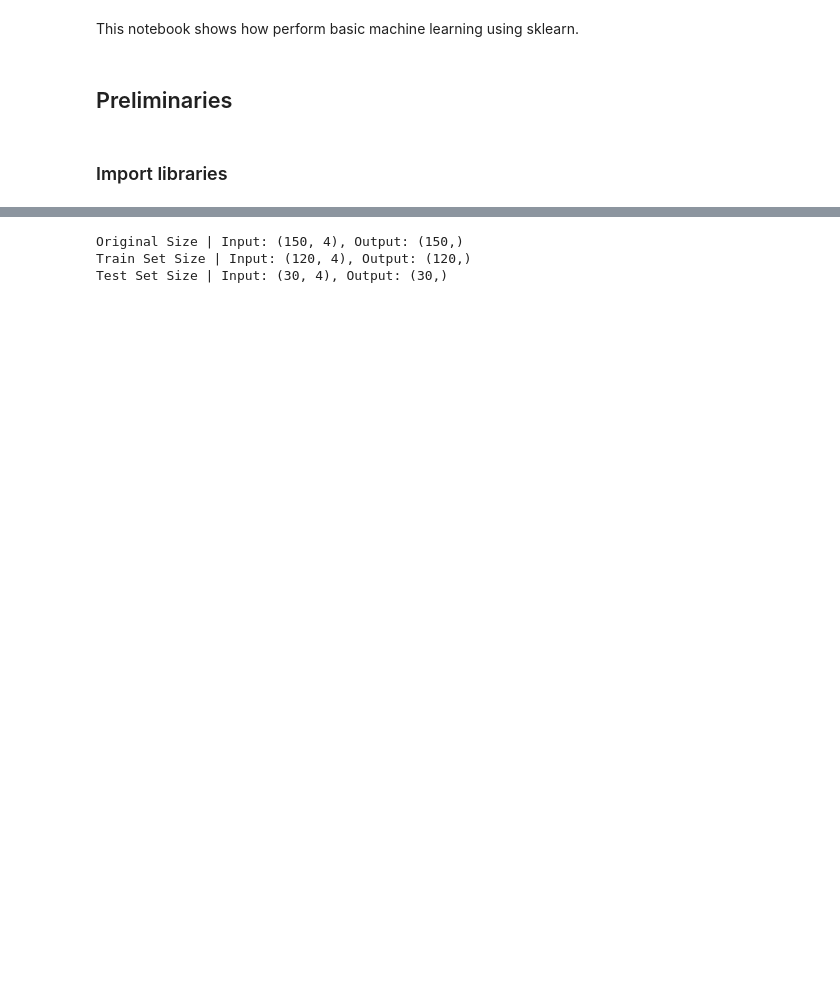
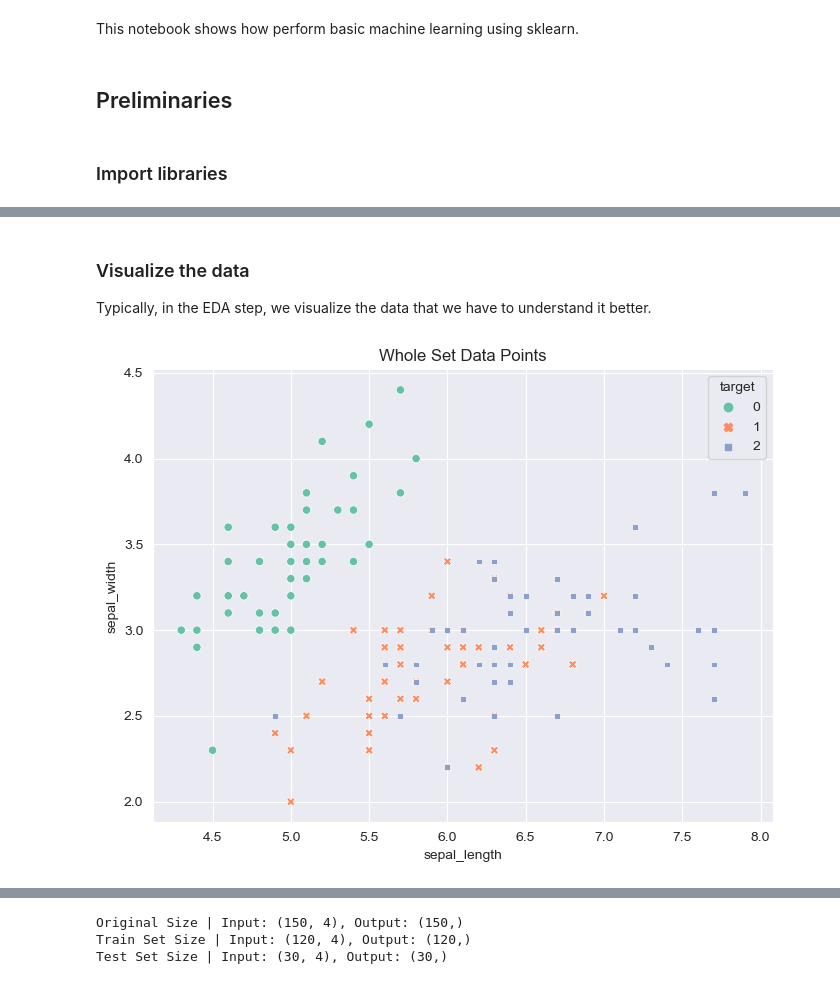
Before and after one commit to Cyntwikip/Machine-Learning, a Jupyter notebook: ml_python.ipynb, the cells around one changed output, grey strips where cells are left out. Saved outputs shown, nothing was run; the diff lists cells and outputs as text; code cells hidden in the pictures; blank space fills up the shorter version.

```diff
--- a/ml_python.ipynb
+++ b/ml_python.ipynb
@@ -31,0 +54,17 @@ We will also be splitting the dataset into train and test sets.
+# %% [markdown]
+### Visualize the data
+
+Typically, in the EDA step, we visualize the data that we have to understand it better.
+# %%
+merged_X_y = np.concatenate((X, y.reshape(-1, 1)), axis=1)
+df = pd.DataFrame(merged_X_y, columns=['sepal_length', 'sepal_width', 'petal_length', 'petal_width', 'target'])
+df['target'] = df['target'].astype(int)
+# %%
+plt.figure(figsize=(8,6), dpi=100)
+
+sns.scatterplot(data=df, x='sepal_length', y='sepal_width', hue='target', style='target', palette="Set2")
+
+plt.title('Whole Set Data Points')
+plt.show()
+# %% [output]
+[figure, added]
```
Also changed, not shown: parts of 37 cells of this notebook.
